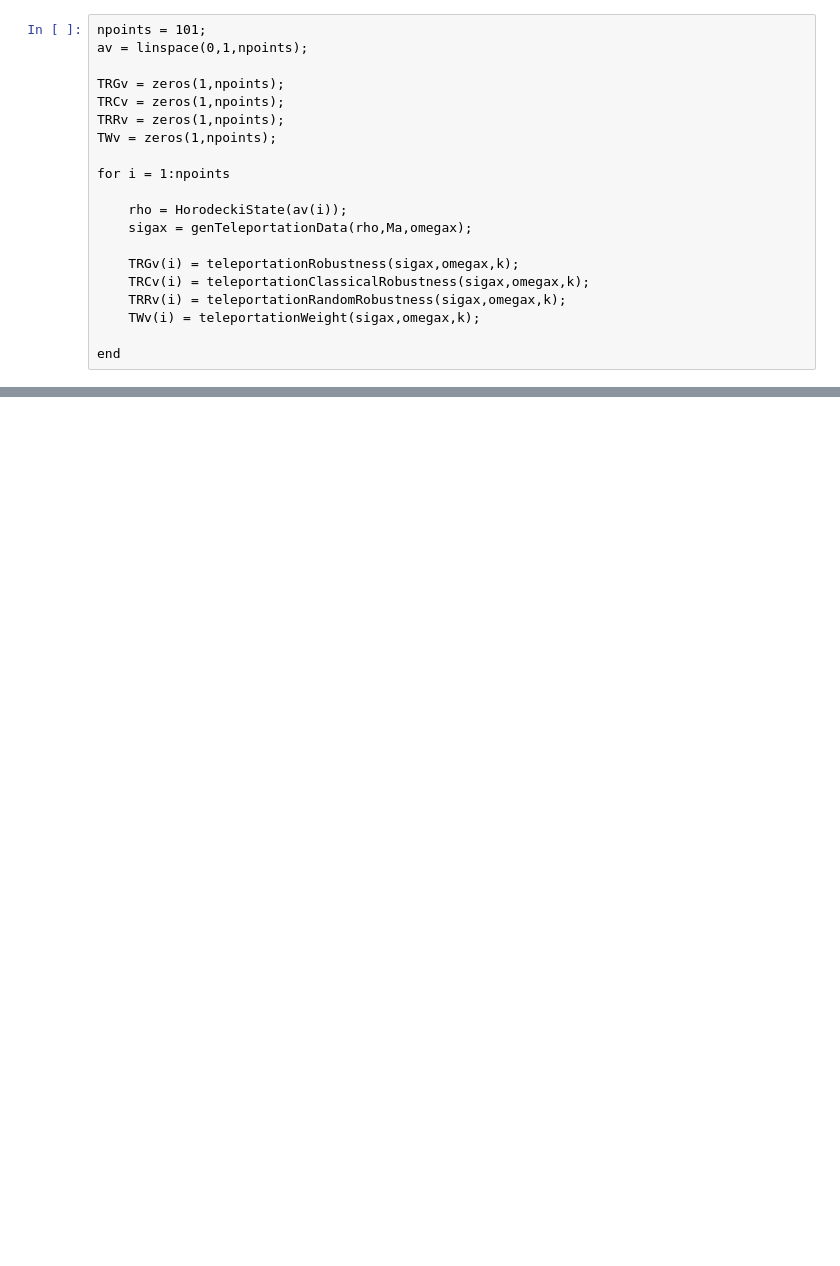
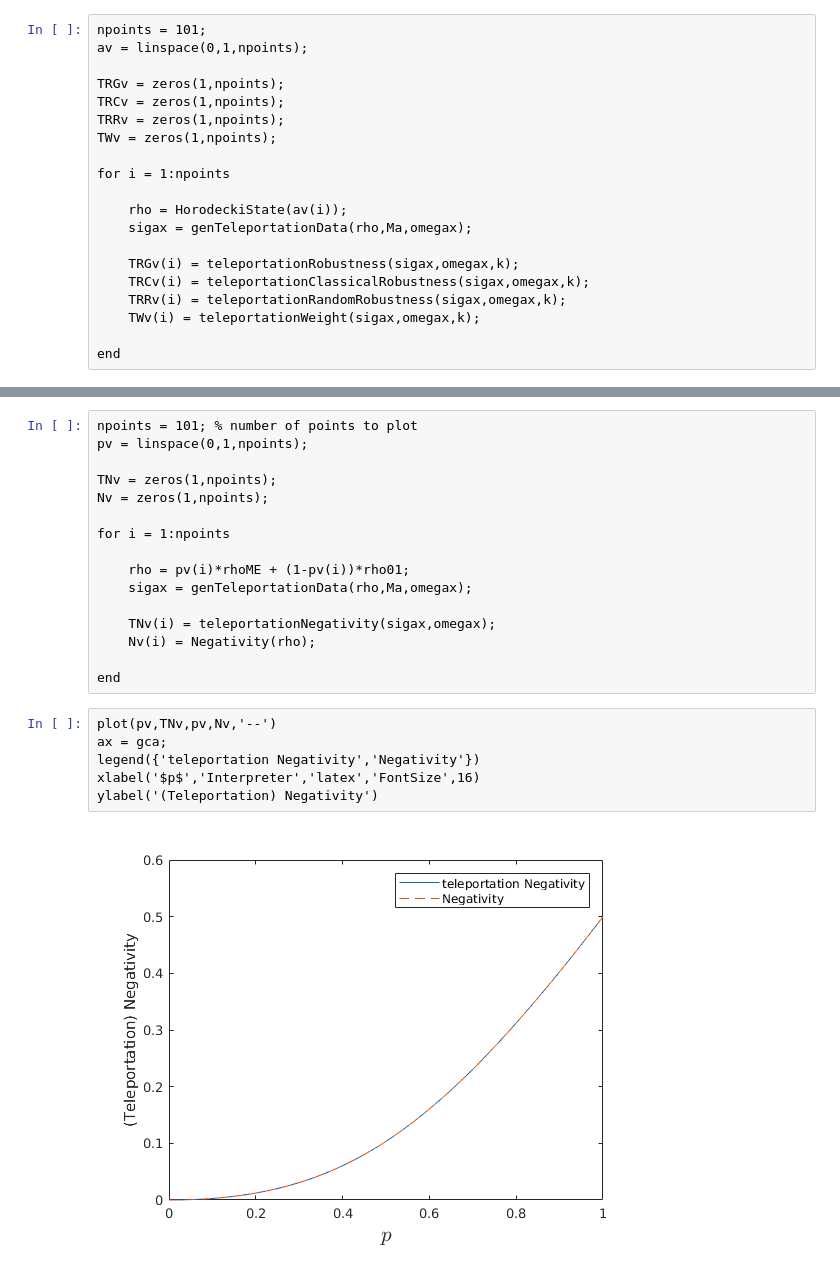
Before and after one commit to paulskrzypczyk/nonclassicalteleportation, a Jupyter notebook: Quantifying teleportation.ipynb, the cells around one changed output, grey strips where cells are left out. Cells and saved outputs as stored; diff of their text form; blank space fills up the shorter version.

Commit message:
added negativity

```diff
--- a/Quantifying teleportation.ipynb
+++ b/Quantifying teleportation.ipynb
@@ -175,0 +198,24 @@ title('Teleportation using the Horodecki state')
+# %%
+npoints = 101; % number of points to plot
+pv = linspace(0,1,npoints);
+
+TNv = zeros(1,npoints);
+Nv = zeros(1,npoints);
+
+for i = 1:npoints
+
+    rho = pv(i)*rhoME + (1-pv(i))*rho01;
+    sigax = genTeleportationData(rho,Ma,omegax);
+
+    TNv(i) = teleportationNegativity(sigax,omegax);
+    Nv(i) = Negativity(rho);
+
+end
+# %%
+plot(pv,TNv,pv,Nv,'--')
+ax = gca;
+legend({'teleportation Negativity','Negativity'})
+xlabel('$p$','Interpreter','latex','FontSize',16)
+ylabel('(Teleportation) Negativity')
+# %% [output]
+[figure, added]
```
Also changed, not shown: parts of 9 cells of this notebook.
